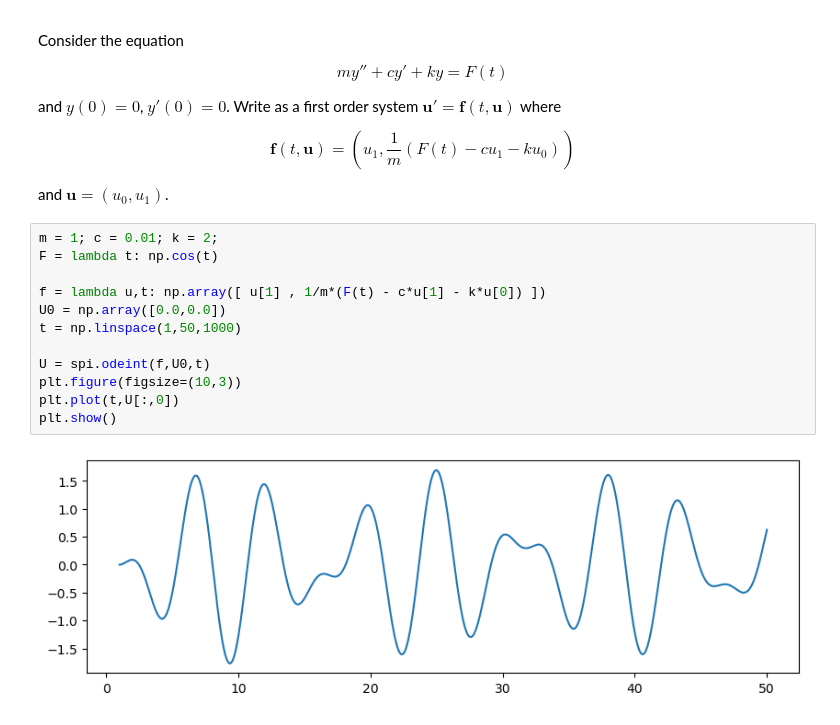
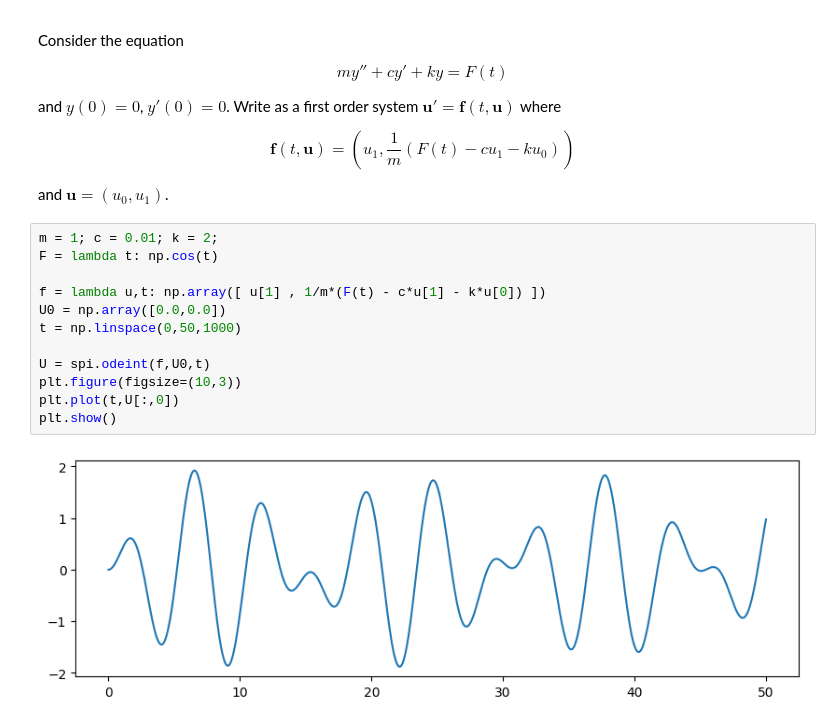
Before and after one commit to ubc-math210/2025_201, a Jupyter notebook: notes_2025_03_17.ipynb, the cells around one changed output. Cells and saved outputs as stored; diff of their text form.

```diff
--- a/notes_2025_03_17.ipynb
+++ b/notes_2025_03_17.ipynb
@@ -25,14 +25,14 @@ and $\mathbf{u} = (u_0,u_1)$.
 # %%
 m = 1; c = 0.01; k = 2;
 F = lambda t: np.cos(t)
 
 f = lambda u,t: np.array([ u[1] , 1/m*(F(t) - c*u[1] - k*u[0]) ])
 U0 = np.array([0.0,0.0])
-t = np.linspace(1,50,1000)
+t = np.linspace(0,50,1000)
 
 U = spi.odeint(f,U0,t)
 plt.figure(figsize=(10,3))
 plt.plot(t,U[:,0])
 plt.show()
 # %% [output]
-[figure, old version]
+[figure, new version]
```
